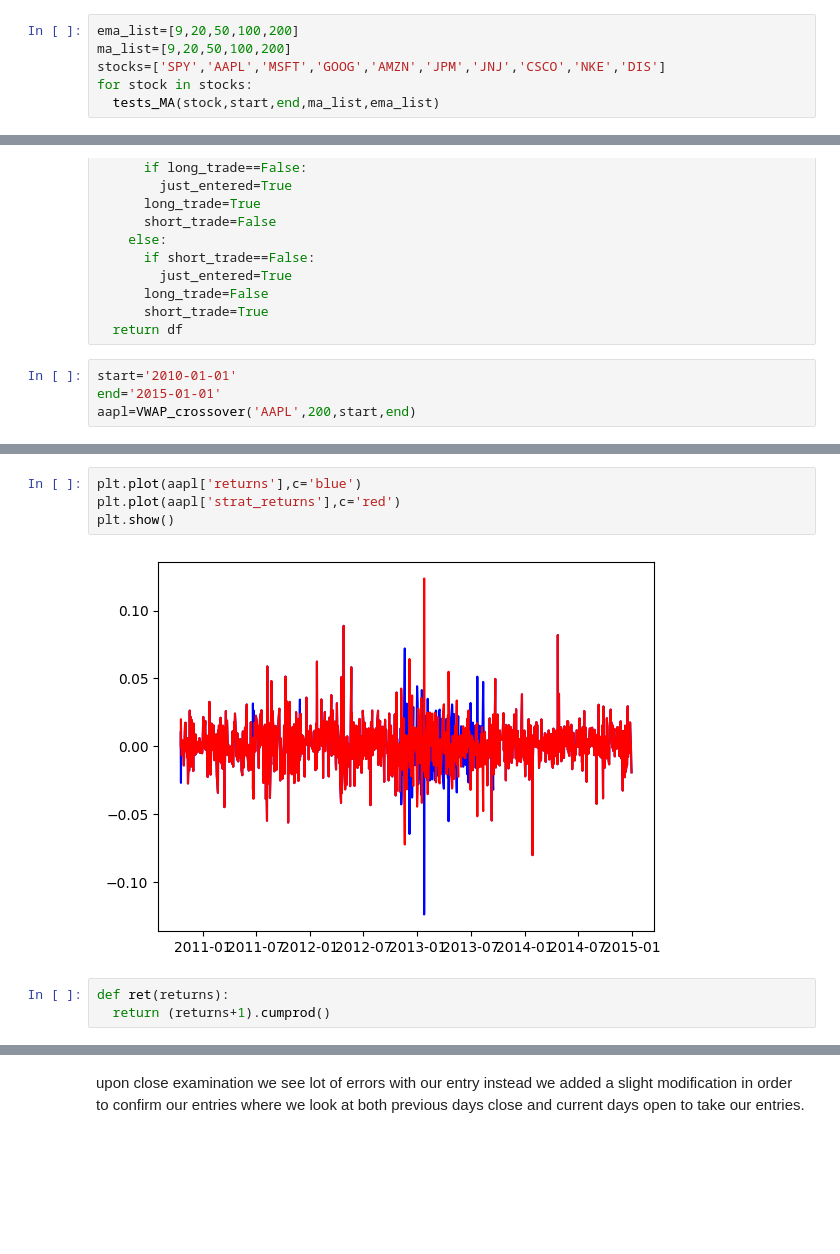
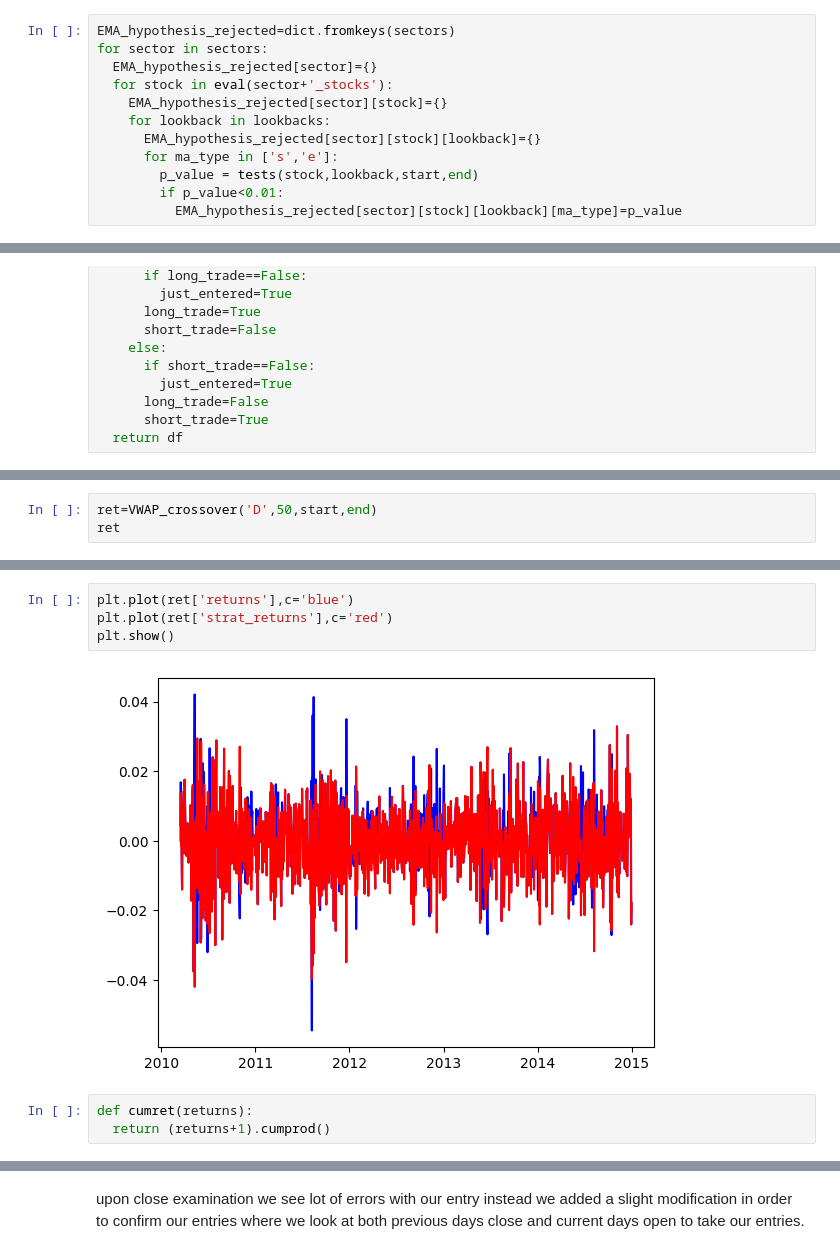
Before and after one commit to SamanvayMS/FIN-554-Algo-trading-finalproject, a Jupyter notebook: VWAP_hypothesis_tests.ipynb, the cells around one changed output, grey strips where cells are left out. Saved outputs shown, nothing was run; the diff lists cells and outputs as text; blank space fills up the shorter version.

```diff
--- a/VWAP_hypothesis_tests.ipynb
+++ b/VWAP_hypothesis_tests.ipynb
@@ -281,6 +317,12 @@ def tests_MA(Symbol,start,end,ma_list,ema_list):
-# %%
-ema_list=[9,20,50,100,200]
-ma_list=[9,20,50,100,200]
-stocks=['SPY','AAPL','MSFT','GOOG','AMZN','JPM','JNJ','CSCO','NKE','DIS']
-for stock in stocks:
-  tests_MA(stock,start,end,ma_list,ema_list)
+# %%
+EMA_hypothesis_rejected=dict.fromkeys(sectors)
+for sector in sectors:
+  EMA_hypothesis_rejected[sector]={}
+  for stock in eval(sector+'_stocks'):
+    EMA_hypothesis_rejected[sector][stock]={}
+    for lookback in lookbacks:
+      EMA_hypothesis_rejected[sector][stock][lookback]={}
+      for ma_type in ['s','e']:
+        p_value = tests(stock,lookback,start,end)
+        if p_value<0.01:
+          EMA_hypothesis_rejected[sector][stock][lookback][ma_type]=p_value
@@ -363,7 +425,3 @@ def VWAP_crossover(symbol,lookback,start,end):
       long_trade=False
       short_trade=True
   return df
-# %%
-start='2010-01-01'
-end='2015-01-01'
-aapl=VWAP_crossover('AAPL',200,start,end)
@@ -376,0 +428,3 @@ See the caveats in the documentation: https://pandas.pydata.org/pandas-docs/stab
+# %%
+ret=VWAP_crossover('D',50,start,end)
+ret
@@ -385,10 +460,10 @@ plt.show()
 # %%
-plt.plot(aapl['returns'],c='blue')
-plt.plot(aapl['strat_returns'],c='red')
+plt.plot(ret['returns'],c='blue')
+plt.plot(ret['strat_returns'],c='red')
 plt.show()
 # %% [output]
-[figure, old version]
+[figure, new version]
 # %%
-def ret(returns):
+def cumret(returns):
   return (returns+1).cumprod()
 # %%
```
Also changed, not shown: parts of 44 cells of this notebook.
